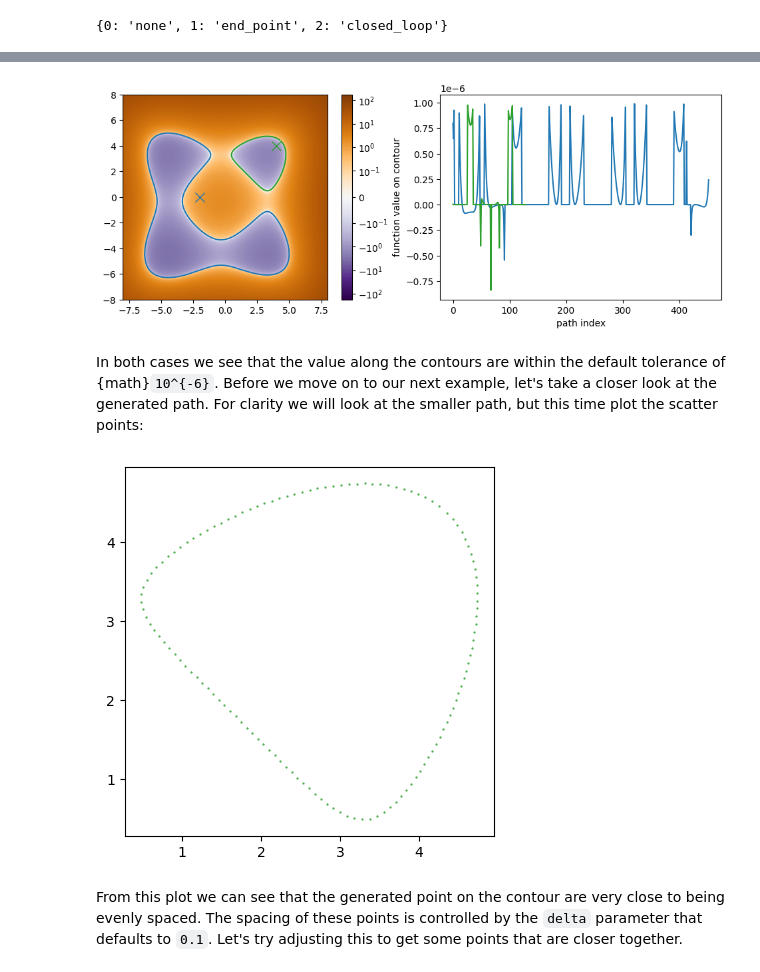
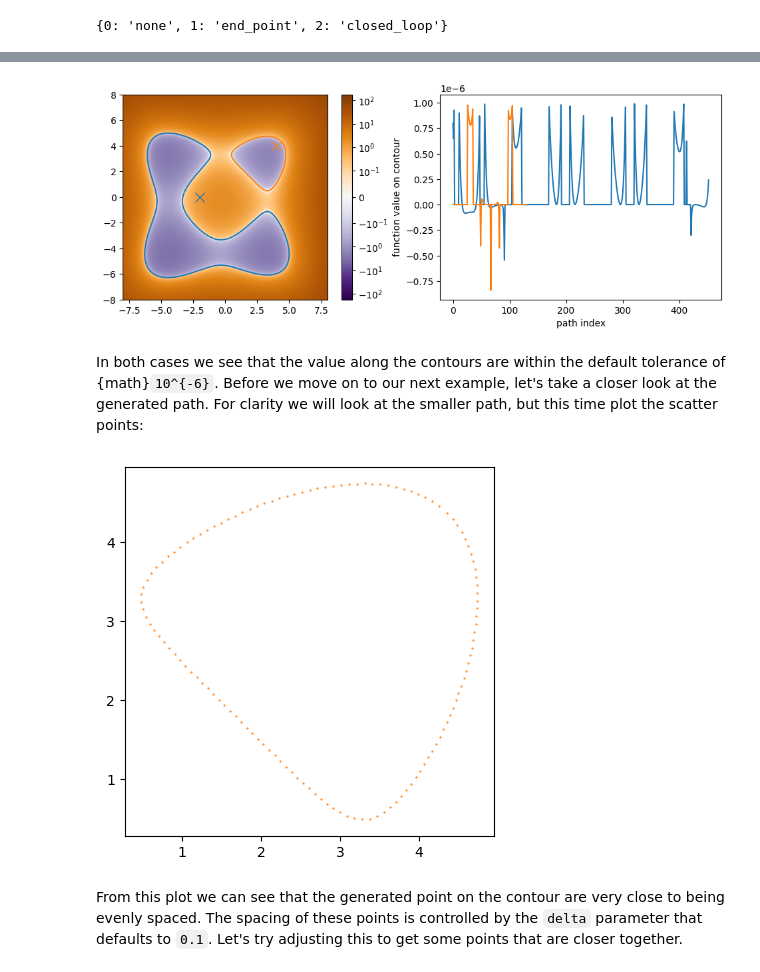
Before and after one commit to CKrawczyk/Jax-Zero-Contour, a Jupyter notebook: docs/source/Example_1.ipynb, the cells around one changed output, grey strips where cells are left out. Cells and saved outputs as stored; diff of their text form; code cells hidden in the pictures.

````diff
--- a/docs/source/Example_1.ipynb
+++ b/docs/source/Example_1.ipynb
@@ -78,9 +75,9 @@ Because the `value_and_grad_function` is `jit`ed before it is passed in, it will
 ```
 # %%
-init_guess_1 = jnp.array([-2.0, 0.0])
-path_1, values_1, stopping_conditions_1 = zero_contour_finder(
+init_guess = jnp.array([[-2.0, 0.0], [4.0, 4.0]])
+paths, stopping_reason = zero_contour_finder(
     v_and_g,
-    init_guess_1
+    init_guess
 )
-print(stopping_conditions_1)
+print(stopping_reason)
 # %% [output]
@@ -107,34 +108,32 @@ Now we can plot the resulting contours along side the initial guesses and the va
 # %%
 plt.figure(figsize=(12, 4))
 plt.subplot(121)
 plt.imshow(
     z,
     extent=(x.min(), x.max(), y.min(), y.max()),
     norm=colors.SymLogNorm(linthresh=0.1, vmin=-175, vmax=175),
     cmap='PuOr_r',
     origin='lower',
     interpolation='nearest'
 )
-plt.plot(*init_guess_1, 'x', ms=10, color='C0')
-plt.plot(*path_1.T, color='C0')
-plt.plot(*init_guess_2, 'x', ms=10, color='C2')
-plt.plot(*path_2.T, color='C2')
+plt.plot(*paths['path'].T)
+plt.plot(*init_guess[0], 'x', ms=10, color='C0')
+plt.plot(*init_guess[1], 'x', ms=10, color='C1')
 plt.colorbar()
 
 plt.subplot(122)
 plt.xlabel('path index')
 plt.ylabel('function value on contour')
-plt.plot(values_1, color='C0')
-plt.plot(values_2, color='C2');
+plt.plot(paths['value'].T);
 # %% [output]
-[figure, old version]
+[figure, new version]
 # %% [markdown]
 In both cases we see that the value along the contours are within the default tolerance of {math}`10^{-6}`.  Before we move on to our next example, let's take a closer look at the generated path.  For clarity we will look at the smaller path, but this time plot the scatter points:
 # %%
-plt.plot(*path_2.T, '.', ms=1, color='C2')
+plt.plot(*paths['path'][1].T, '.', ms=1, color='C1')
 plt.gca().set_aspect(1);
 # %% [output]
-[figure, old version]
+[figure, new version]
 # %% [markdown]
 From this plot we can see that the generated point on the contour are very close to being evenly spaced.  The spacing of these points is controlled by the `delta` parameter that defaults to `0.1`.  Let's try adjusting this to get some points that are closer together.
 # %%
````
Also changed, not shown: parts of 20 cells of this notebook, 6 other files.
